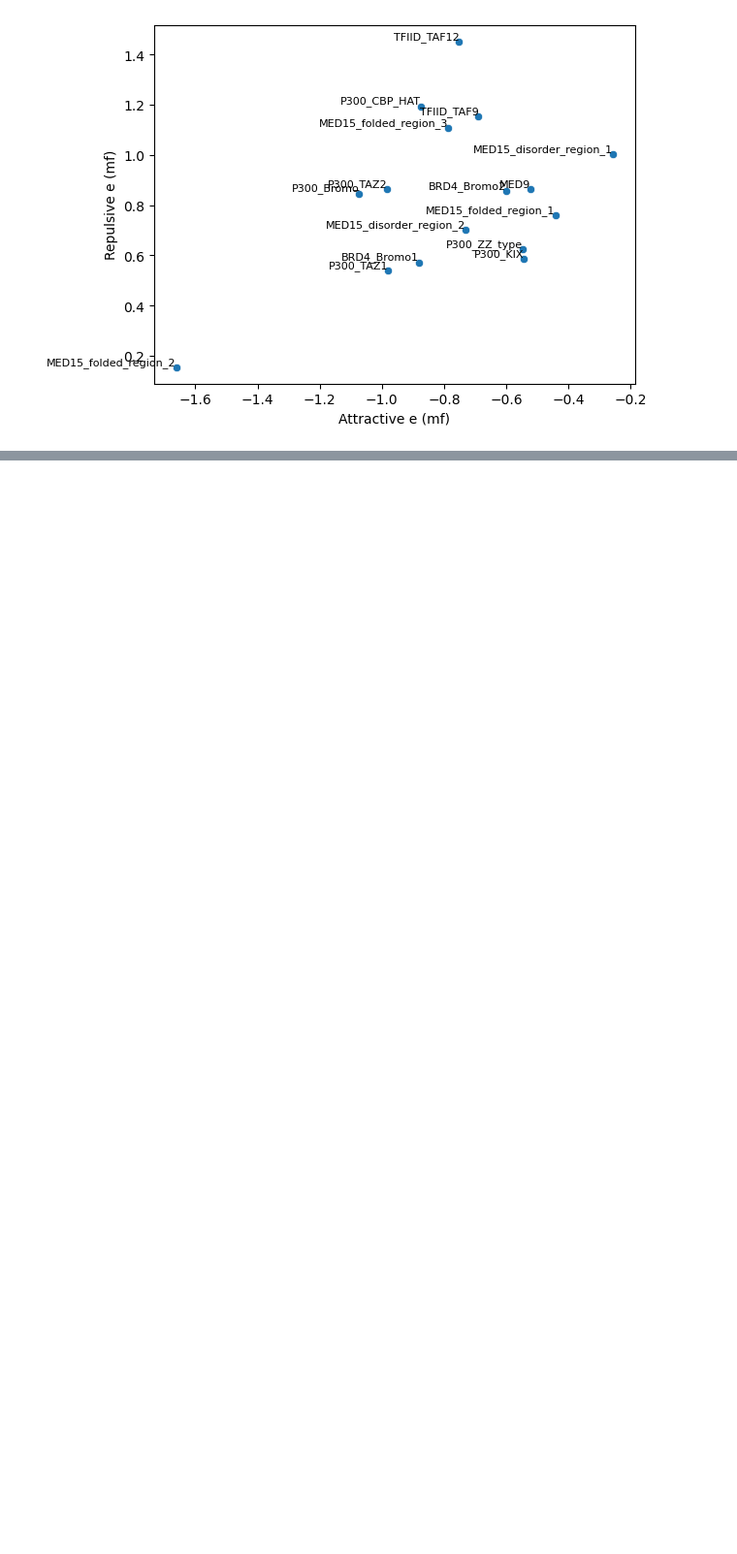
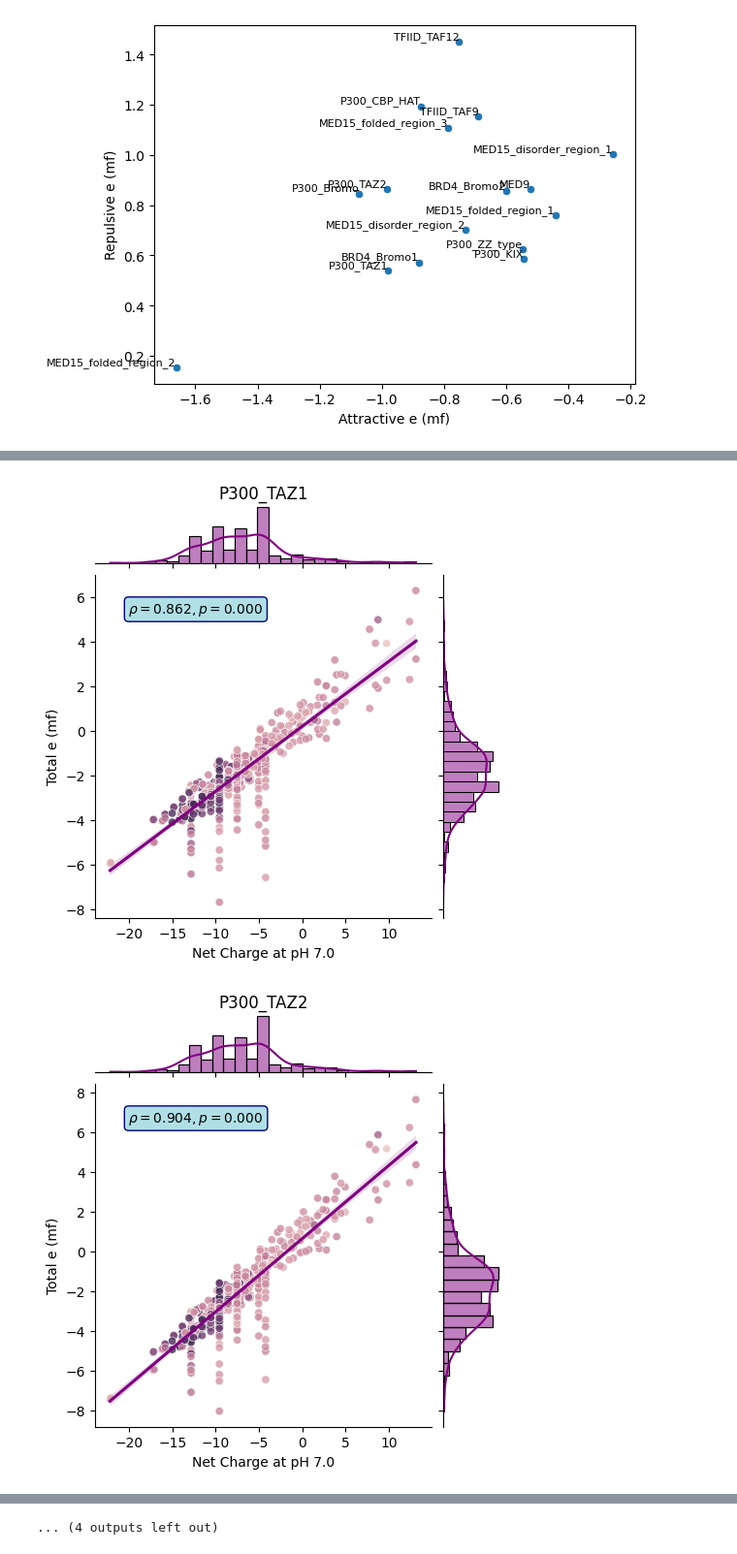
Before and after one commit to kinseylong/StallerRotation, a Jupyter notebook: finches_IDRs/AD_coA_analysis.ipynb, the cells around one changed output, grey strips where cells are left out. Shown at 97% size. Drawn from its saved outputs; the diff is of its cells as text; code cells hidden in the pictures; blank space fills up the shorter version.

```diff
--- a/finches_IDRs/AD_coA_analysis.ipynb
+++ b/finches_IDRs/AD_coA_analysis.ipynb
@@ -97,0 +179,3 @@ plot_interaction_by_group(choiAD_coA_finches_activity, np.mean, activity_label =
+# %%
+Staller5ADlib_select_features = compute_protein_metrics(count_patterns(Staller5ADlib_select))
+Staller5ADlib_select_features
@@ -97,0 +217,24 @@ plot_interaction_by_group(choiAD_coA_finches_activity, np.mean, activity_label =
+# %%
+x = "Net Charge at pH 7.0"
+y = "Total e (mf)"
+
+for coA in coAs.index.to_list():
+    coA_only = staller5libAD_coA_finches_activity[staller5libAD_coA_finches_activity["Prot2"] == coA]
+    coA_with_AD_properties = coA_only.merge(Staller5ADlib_select_features, left_on="Prot1", right_index=True)
+
+    g = sns.jointplot(data = coA_with_AD_properties, x = x, y = y, kind='reg', scatter = False, color = "purple", height=5)
+    ax_g_scatter = sns.scatterplot(data=coA_with_AD_properties, x = x, y = y, hue = "Activity_Zscore_mean_x", ax=g.ax_joint, alpha=0.8, legend=False)
+
+    r, p = stat.pearsonr(coA_with_AD_properties[x], coA_with_AD_properties[y])
+    g.ax_joint.annotate(f'$\\rho = {r:.3f}, p = {p:.3f}$',
+                    xy=(0.1, 0.9), xycoords='axes fraction',
+                    ha='left', va='center',
+                    bbox={'boxstyle': 'round', 'fc': 'powderblue', 'ec': 'navy'})
+
+
+    plt.title(coA, y = 1.2)
+    plt.savefig("figures/{0}_AD_charge_vs_e.png".format(coA))
+    plt.show()
+# %% [output]
+[figure, added]
+[figure, added]
@@ -97,0 +251 @@ plot_interaction_by_group(choiAD_coA_finches_activity, np.mean, activity_label =
+... (4 outputs left out)
```
Also changed, not shown: parts of 28 cells of this notebook, 20 other files.
